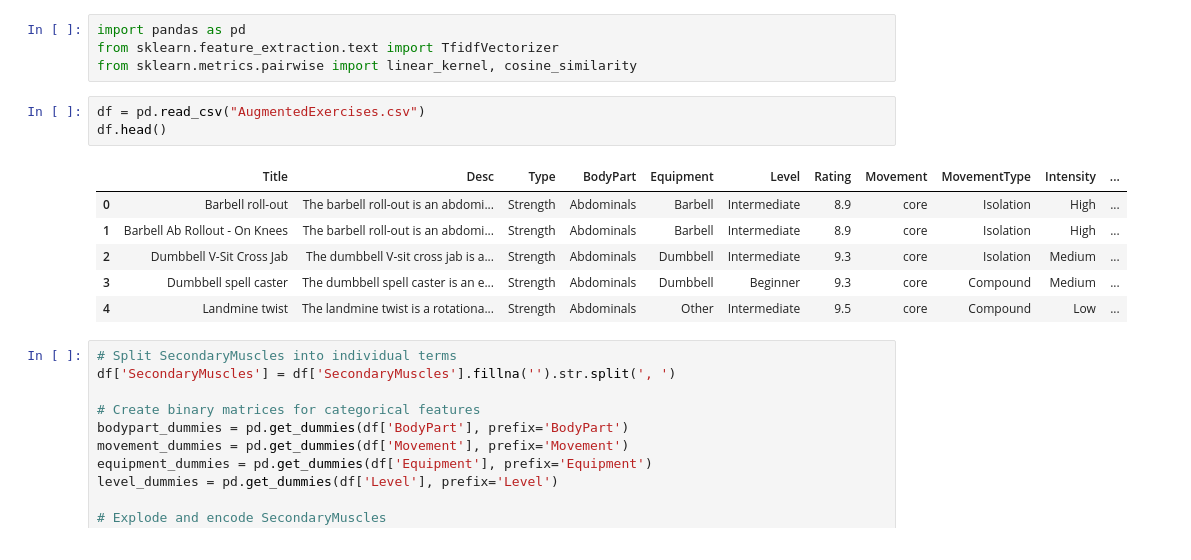
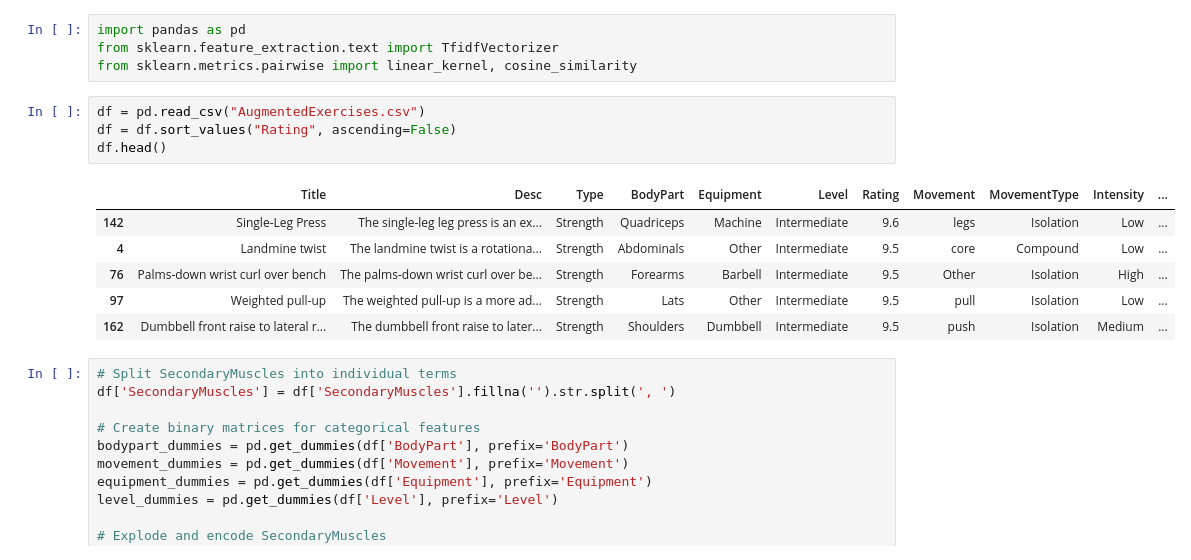
Before and after one commit to shmifful/Hercules-AI, a Jupyter notebook: Workout data/Content-based filtering.ipynb, the cells around one changed output. Drawn from its saved outputs; the diff is of its cells as text.

```diff
--- a/Workout data/Content-based filtering.ipynb
+++ b/Workout data/Content-based filtering.ipynb
@@ -4,14 +4,15 @@ from sklearn.feature_extraction.text import TfidfVectorizer
 from sklearn.metrics.pairwise import linear_kernel, cosine_similarity
 # %%
 df = pd.read_csv("AugmentedExercises.csv")
+df = df.sort_values("Rating", ascending=False)
 df.head()
 # %% [output]
 |  | Title | Desc | Type | BodyPart | Equipment | Level | Rating | Movement | MovementType | Intensity | ... |
-| 0 | Barbell roll-out | The barbell roll-out is an abdomi... | Strength | Abdominals | Barbell | Intermediate | 8.9 | core | Isolation | High | ... |
-| 1 | Barbell Ab Rollout - On Knees | The barbell roll-out is an abdomi... | Strength | Abdominals | Barbell | Intermediate | 8.9 | core | Isolation | High | ... |
-| 2 | Dumbbell V-Sit Cross Jab | The dumbbell V-sit cross jab is a... | Strength | Abdominals | Dumbbell | Intermediate | 9.3 | core | Isolation | Medium | ... |
-| 3 | Dumbbell spell caster | The dumbbell spell caster is an e... | Strength | Abdominals | Dumbbell | Beginner | 9.3 | core | Compound | Medium | ... |
+| 142 | Single-Leg Press | The single-leg leg press is an ex... | Strength | Quadriceps | Machine | Intermediate | 9.6 | legs | Isolation | Low | ... |
 | 4 | Landmine twist | The landmine twist is a rotationa... | Strength | Abdominals | Other | Intermediate | 9.5 | core | Compound | Low | ... |
+| 76 | Palms-down wrist curl over bench | The palms-down wrist curl over be... | Strength | Forearms | Barbell | Intermediate | 9.5 | Other | Isolation | High | ... |
+| 97 | Weighted pull-up | The weighted pull-up is a more ad... | Strength | Lats | Other | Intermediate | 9.5 | pull | Isolation | Low | ... |
+| 162 | Dumbbell front raise to lateral r... | The dumbbell front raise to later... | Strength | Shoulders | Dumbbell | Intermediate | 9.5 | push | Isolation | Medium | ... |
 # %%
 # Split SecondaryMuscles into individual terms
 df['SecondaryMuscles'] = df['SecondaryMuscles'].fillna('').str.split(', ')
```
Also changed, not shown: parts of 3 cells of this notebook, 4 other files.
